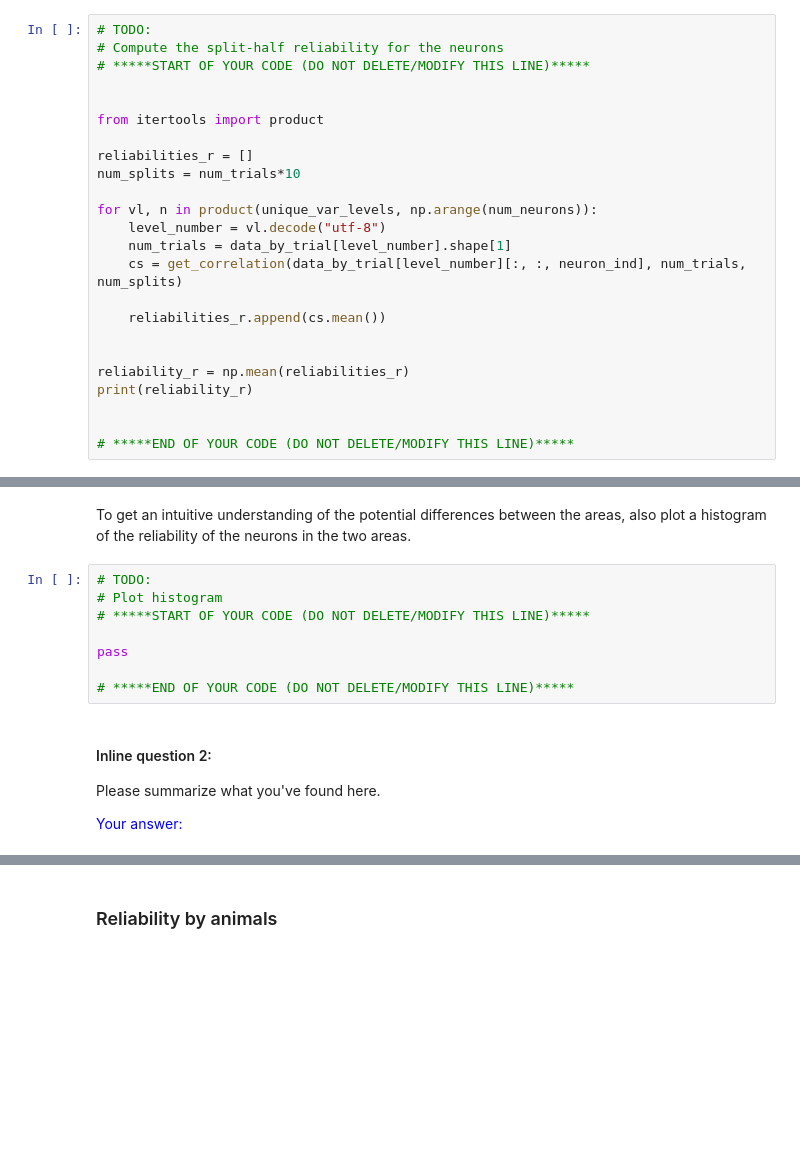
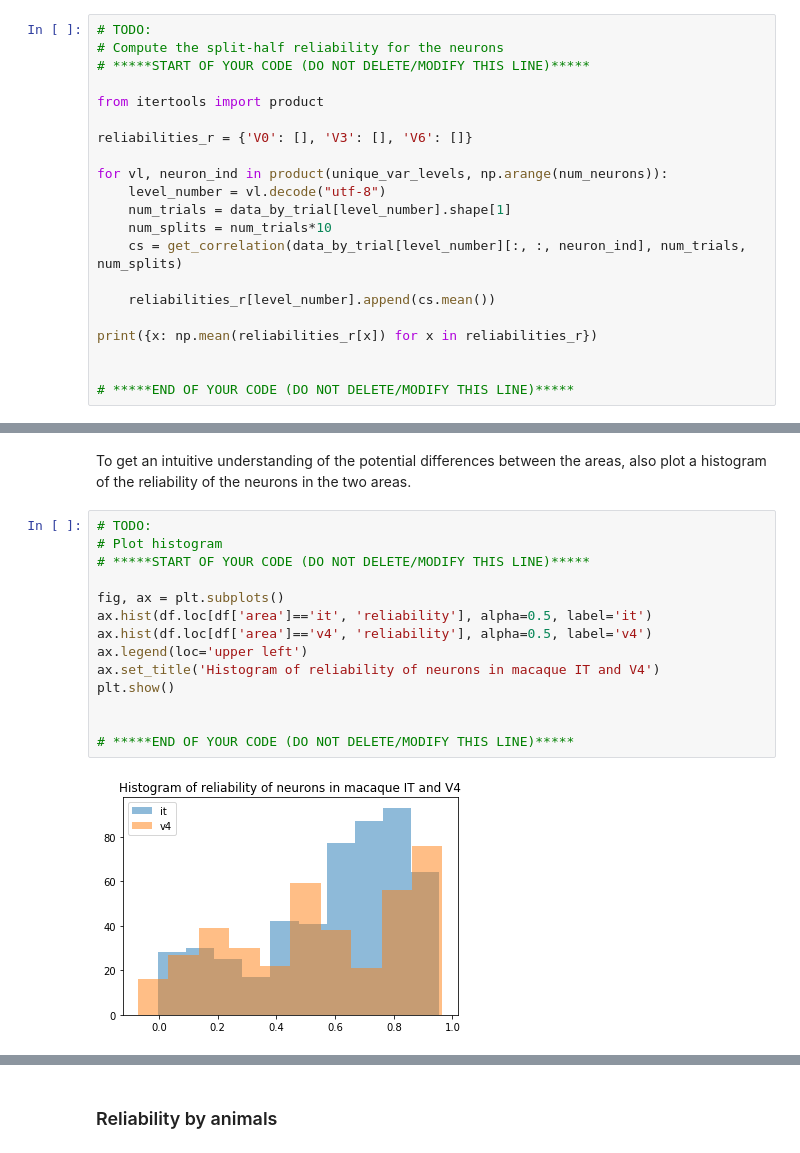
Before and after one commit to amehtaSF/psych253, a Jupyter notebook: 2020/assignments/HW1/jupyter/Assignment1.ipynb, the cells around one changed output, grey strips where cells are left out. Cells and saved outputs as stored; diff of their text form; blank space fills up the shorter version.

```diff
--- a/2020/assignments/HW1/jupyter/Assignment1.ipynb
+++ b/2020/assignments/HW1/jupyter/Assignment1.ipynb
@@ -308,22 +314,19 @@ Okay, it looks like having num_splits ~ 10 * num_trials is good enough for a sta
 # Compute the split-half reliability for the neurons
 # *****START OF YOUR CODE (DO NOT DELETE/MODIFY THIS LINE)*****
 
-
 from itertools import product
 
-reliabilities_r = []
-num_splits = num_trials*10
+reliabilities_r = {'V0': [], 'V3': [], 'V6': []}
 
-for vl, n in product(unique_var_levels, np.arange(num_neurons)):
+for vl, neuron_ind in product(unique_var_levels, np.arange(num_neurons)):
     level_number = vl.decode("utf-8")
     num_trials = data_by_trial[level_number].shape[1]
+    num_splits = num_trials*10
     cs = get_correlation(data_by_trial[level_number][:, :, neuron_ind], num_trials, num_splits)
 
-    reliabilities_r.append(cs.mean())
+    reliabilities_r[level_number].append(cs.mean())
 
-
-reliability_r = np.mean(reliabilities_r)
-print(reliability_r)
+print({x: np.mean(reliabilities_r[x]) for x in reliabilities_r})
 
 
 # *****END OF YOUR CODE (DO NOT DELETE/MODIFY THIS LINE)*****
@@ -391,14 +514,16 @@ To get an intuitive understanding of the potential differences between the areas
 # %%
 # TODO:
 # Plot histogram
 # *****START OF YOUR CODE (DO NOT DELETE/MODIFY THIS LINE)*****
 
-pass
+fig, ax = plt.subplots()
+ax.hist(df.loc[df['area']=='it', 'reliability'], alpha=0.5, label='it')
+ax.hist(df.loc[df['area']=='v4', 'reliability'], alpha=0.5, label='v4')
+ax.legend(loc='upper left')
+ax.set_title('Histogram of reliability of neurons in macaque IT and V4')
+plt.show()
+
 
 # *****END OF YOUR CODE (DO NOT DELETE/MODIFY THIS LINE)*****
+# %% [output]
+[figure, added]
-# %% [markdown]
-#### Inline question 2:
-Please summarize what you've found here.
-
-
-<span style="color:blue">Your answer:</span>
```
Also changed, not shown: parts of 37 cells of this notebook.
